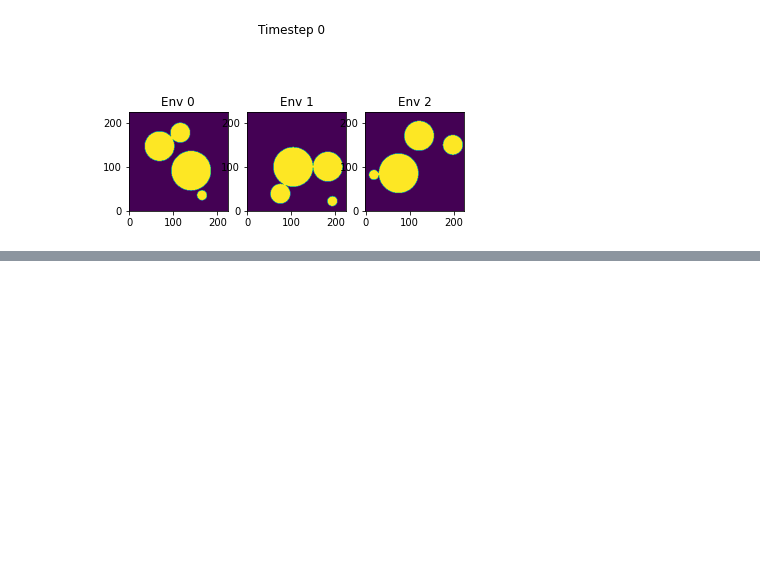
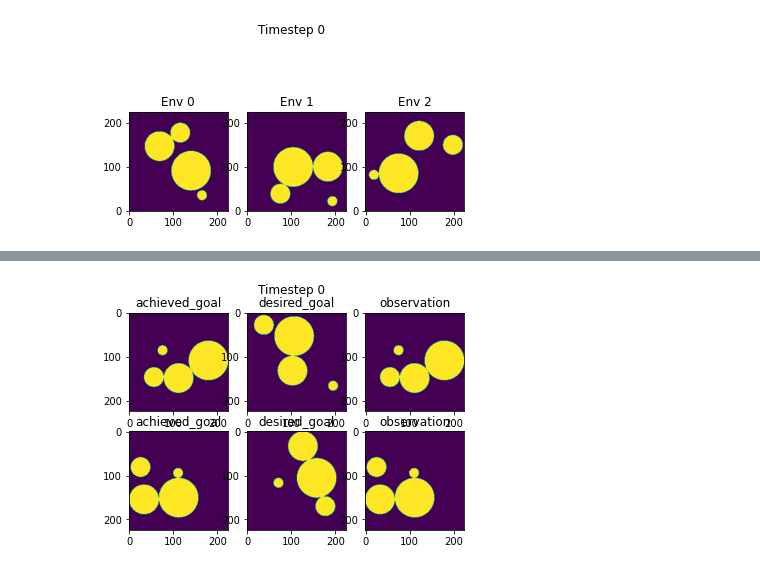
Before and after one commit to charlypg/Balzax, a Jupyter notebook: notebooks/balzax_environments_videos.ipynb, the cells around one changed output, grey strips where cells are left out. Saved outputs shown, nothing was run; the diff lists cells and outputs as text; code cells hidden in the pictures; blank space fills up the shorter version.

```diff
--- a/notebooks/balzax_environments_videos.ipynb
+++ b/notebooks/balzax_environments_videos.ipynb
@@ -95,7 +91,7 @@ print()
 
 #print(env_states)
 
-observations = env_states.state.obs
+observations = env_states.obs
 print("observations : {}".format(observations.shape))
 print()
 
@@ -104,26 +100,26 @@ env_states = vmap_env_reset(keys)
 print("Time du reset (second time exec) : {}".format(time()-t0))
 print()
 
-obs_list.append(env_states.state.obs)
+obs_list.append(env_states.obs)
 
 t0 = time()
 env_states = vmap_env_step(env_states, ACTION_0)
 print("First step (jit+exec) : {}".format(time()-t0))
 print()
 
-obs_list.append(env_states.state.obs)
+obs_list.append(env_states.obs)
 
 t0 = time()
 env_states = vmap_env_step(env_states, ACTION_1)
 print("Second step (exec) : {}".format(time()-t0))
 print()
 
-obs_list.append(env_states.state.obs)
+obs_list.append(env_states.obs)
 
 t0 = time()
 for _ in range(NB_ITER):
     env_states = vmap_env_step(env_states, ACTION_1)
-    obs_list.append(env_states.state.obs)
+    obs_list.append(env_states.obs)
 print("{0} iterations in {1}s".format(NB_ITER, time()-t0))
 print()
 
@@ -131,7 +127,7 @@ pulse = 2*jnp.pi / NB_ITER * jnp.ones((NUM_ENV,))
 t0 = time()
 for i in range(NB_ITER):
     env_states = vmap_env_step(env_states, jnp.sin(pulse*i))
-    obs_list.append(env_states.state.obs)
+    obs_list.append(env_states.obs)
 print("{0} iterations in {1}s".format(NB_ITER, time()-t0))
 print()
 # %% [output]
@@ -187,0 +276,16 @@ ani.save('animation_rollout.mp4', writer=FFwriter)
+# %%
+num_goalobs = min(2, NB_ITER_2)
+fig, axs = plt.subplots(num_goalobs, 3)
+def animate_vect_goalobs(i):
+    fig.suptitle('Timestep {}'.format(i))
+    for j in range(num_goalobs):
+        for k, (field, value) in enumerate(zip(goalobs_list[i].keys(),
+                                               goalobs_list[i].values())):
+            axs[j,k].imshow(value[j].squeeze())
+            axs[j,k].set_title(field)
+
+ani_goal = animation.FuncAnimation(fig, animate_vect_goalobs, frames=NB_ITER_1+NB_ITER_2)
+FFwriter = animation.FFMpegWriter()
+ani_goal.save('animation_rollout_goal_oriented.mp4', writer=FFwriter)
+# %% [output]
+[figure, added]
```
Also changed, not shown: parts of 5 cells of this notebook.
